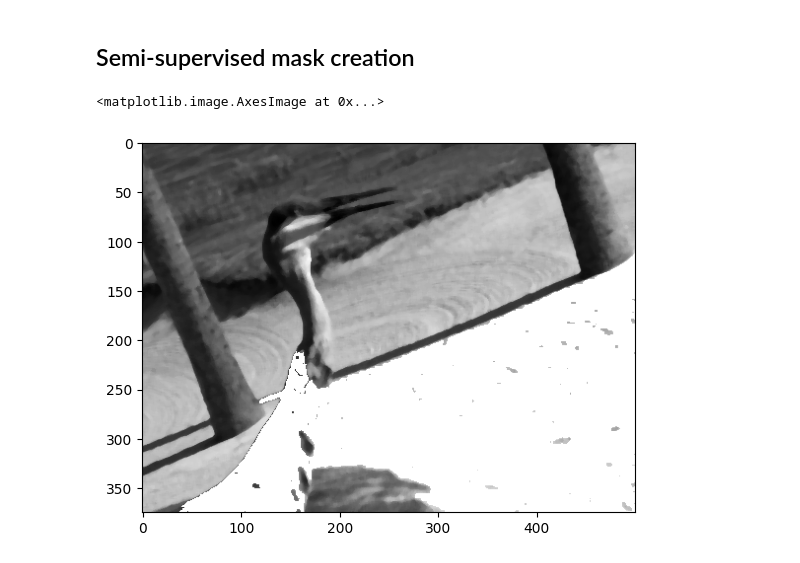
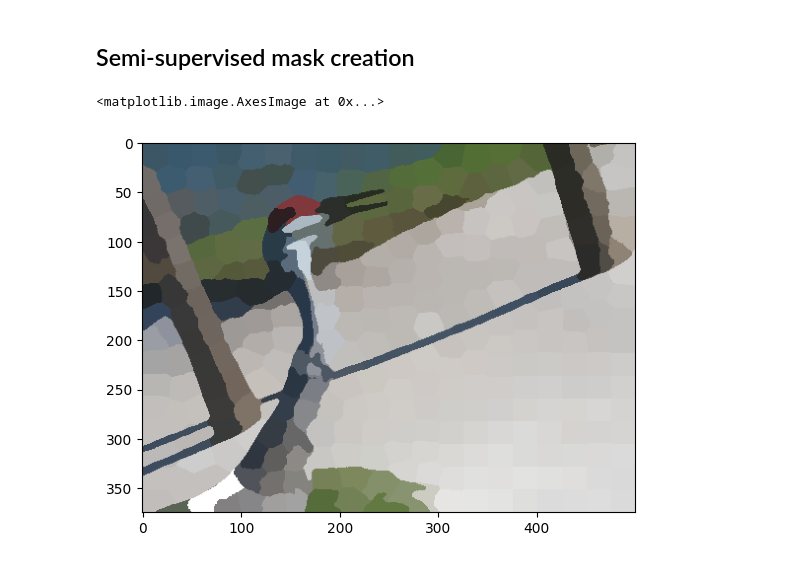
Before and after one commit to vktr274/cv-binary-segmentation, a Jupyter notebook: task2.ipynb, the cells around one changed output. Saved outputs shown, nothing was run; the diff lists cells and outputs as text; code cells hidden in the pictures.

Commit message:
Use superpixel oversegmentation

```diff
--- a/task2.ipynb
+++ b/task2.ipynb
@@ -52,19 +52,19 @@ lab_img = cv2.cvtColor(images[0], cv2.COLOR_BGR2Lab)
 if use_blurred:
     lab_img = cv2.cvtColor(median_blurred, cv2.COLOR_BGR2Lab)
 
-superpixels_slic = cv2.ximgproc.createSuperpixelSLIC(lab_img, algorithm=cv2.ximgproc.SLIC, region_size=20)
+superpixels_slic = cv2.ximgproc.createSuperpixelSLIC(lab_img, algorithm=cv2.ximgproc.SLIC, region_size=24)
 superpixels_slic.iterate()
 superpixels_slic_mask = superpixels_slic.getLabelContourMask()
 print(superpixels_slic.getNumberOfSuperpixels())
 
 height, width, channels = lab_img.shape[0], lab_img.shape[1], lab_img.shape[2]
 
-superpixels_seeds = cv2.ximgproc.createSuperpixelSEEDS(width, height, channels, 1000, 5)
+superpixels_seeds = cv2.ximgproc.createSuperpixelSEEDS(width, height, channels, 500, 5)
 superpixels_seeds.iterate(lab_img)
 superpixels_seeds_mask = superpixels_seeds.getLabelContourMask()
 print(superpixels_seeds.getNumberOfSuperpixels())
 
-superpixels_lsc = cv2.ximgproc.createSuperpixelLSC(lab_img, region_size=20)
+superpixels_lsc = cv2.ximgproc.createSuperpixelLSC(lab_img, region_size=24)
 superpixels_lsc.iterate()
 superpixels_lsc_mask = superpixels_lsc.getLabelContourMask()
 print(superpixels_lsc.getNumberOfSuperpixels())
@@ -96,0 +97,13 @@ plt.imshow(superpixel_contour_img[:,:,::-1])
+# %%
+superpixel_labels = superpixels_lsc.getLabels()
+
+visualization_superpixels = np.zeros((superpixel_labels.shape[0],superpixel_labels.shape[1],3), np.uint8)
+random_colors = []
+
+for i in np.unique(superpixel_labels):
+    random_colors.append(np.random.randint(0,256,(3,)))
+for i in range(superpixel_labels.shape[0]):
+    for j in range(superpixel_labels.shape[1]):
+        visualization_superpixels[i, j] = random_colors[superpixel_labels[i, j]]
+
+plt.imshow(visualization_superpixels)
@@ -96,0 +113,7 @@ plt.imshow(superpixel_contour_img[:,:,::-1])
+# %%
+mean_img = np.zeros(images[0].shape, np.uint8)
+
+for i in np.unique(superpixel_labels):
+    mask = np.where(superpixel_labels == i, 1, 0).astype(np.uint8)
+    mean = cv2.mean(images[0], mask=mask)
+    mean_img[mask==1] = mean[:3]
@@ -105,10 +137,10 @@ plt.imshow(superpixel_contour_img[:,:,::-1])
 # %%
-my_img = copy.deepcopy(median_blurred)
+my_img = copy.deepcopy(mean_img)
 
 seed_point = (100,350)
-_ = cv2.floodFill(my_img, None, seed_point, 255, loDiff=4, upDiff=10)
+_ = cv2.floodFill(my_img, None, seed_point, [255,255,255], loDiff=(4,4,4,4), upDiff=(10,10,10,10))
 # %%
-plt.imshow(my_img, cmap="gray")
+plt.imshow(my_img[:,:,::-1])
 # %% [output]
 <matplotlib.image.AxesImage at 0x...>
-[figure, old version]
+[figure, new version]
```
Also changed, not shown: parts of 8 cells of this notebook.
